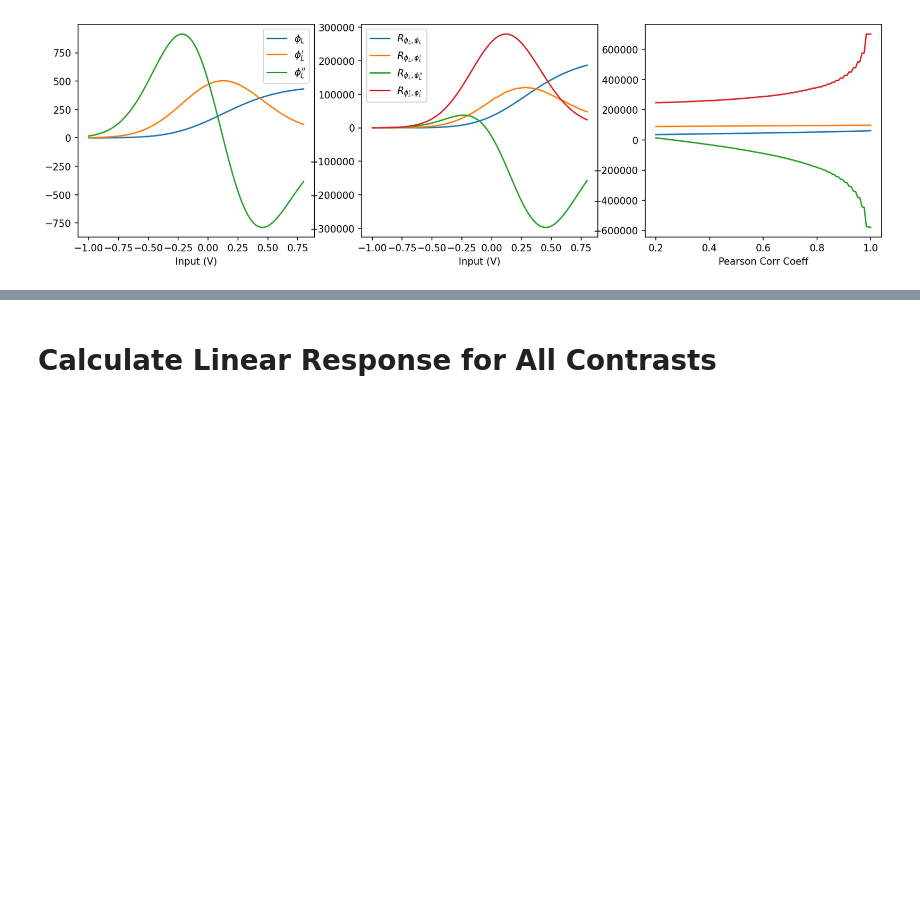
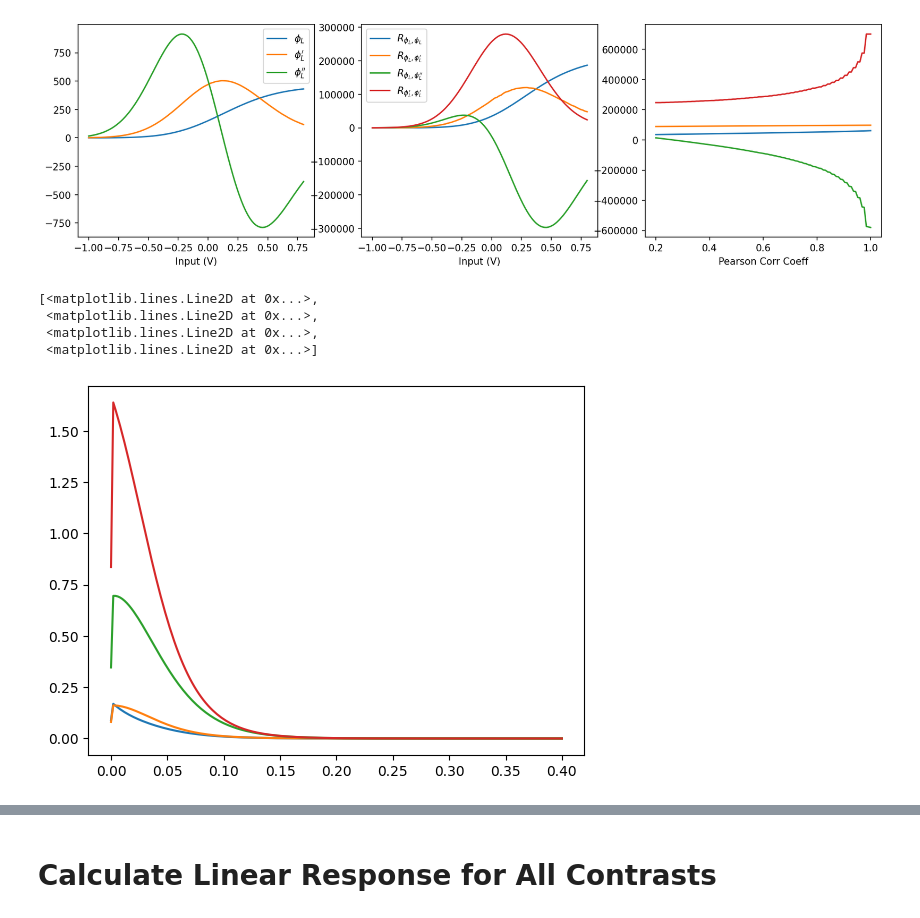
Before and after one commit to AddingAddict/ToroidalNetworks, a Jupyter notebook: sparse_weights/notebooks/linear_resp.ipynb, the cells around one changed output, grey strips where cells are left out. Saved outputs shown, nothing was run; the diff lists cells and outputs as text; code cells hidden in the pictures; blank space fills up the shorter version.

```diff
--- a/sparse_weights/notebooks/linear_resp.ipynb
+++ b/sparse_weights/notebooks/linear_resp.ipynb
@@ -1364,6 +1405,14 @@ f = np.concatenate([fb,fp])
 δCrb0dis = δmb0dis[NP:].reshape(NP,NT)
 δrp0dis = δmp0dis[:NP]
 δCrp0dis = δmp0dis[NP:].reshape(NP,NT)
+# %%
+plt.plot((np.arange((NT))*dt),np.linalg.inv(Dbb.reshape(NP*NT,NP*NT)).reshape(NP,NT,NP,NT)[:,0,:,:].reshape(-1,NT).T)
+# %% [output]
+[<matplotlib.lines.Line2D at 0x...>,
+ <matplotlib.lines.Line2D at 0x...>,
+ <matplotlib.lines.Line2D at 0x...>,
+ <matplotlib.lines.Line2D at 0x...>]
+[figure, added]
 # %%
 print(δmb0[:2])
 print(δmp0[:2])
```
Also changed, not shown: parts of 87 cells of this notebook, 6 other files.
